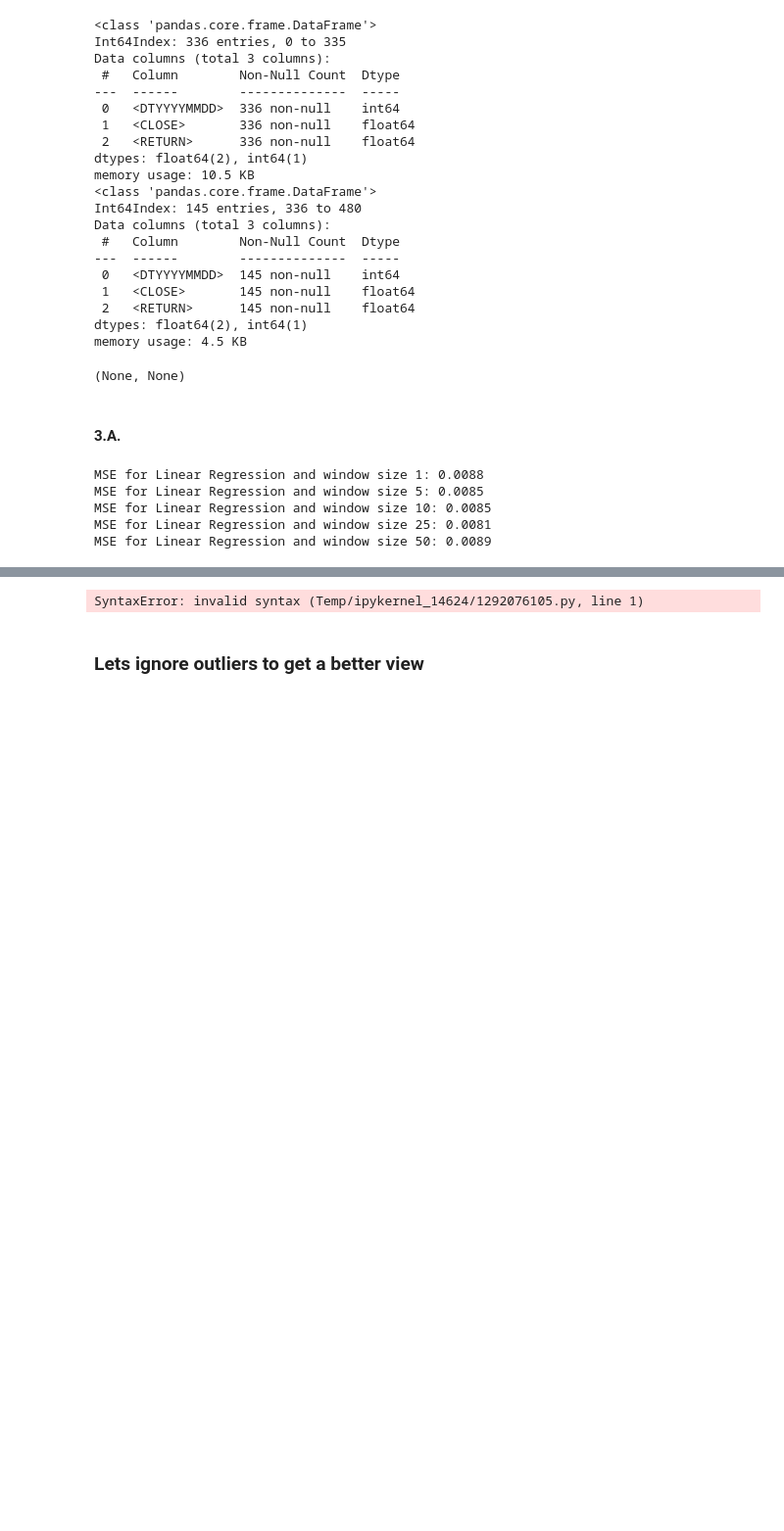
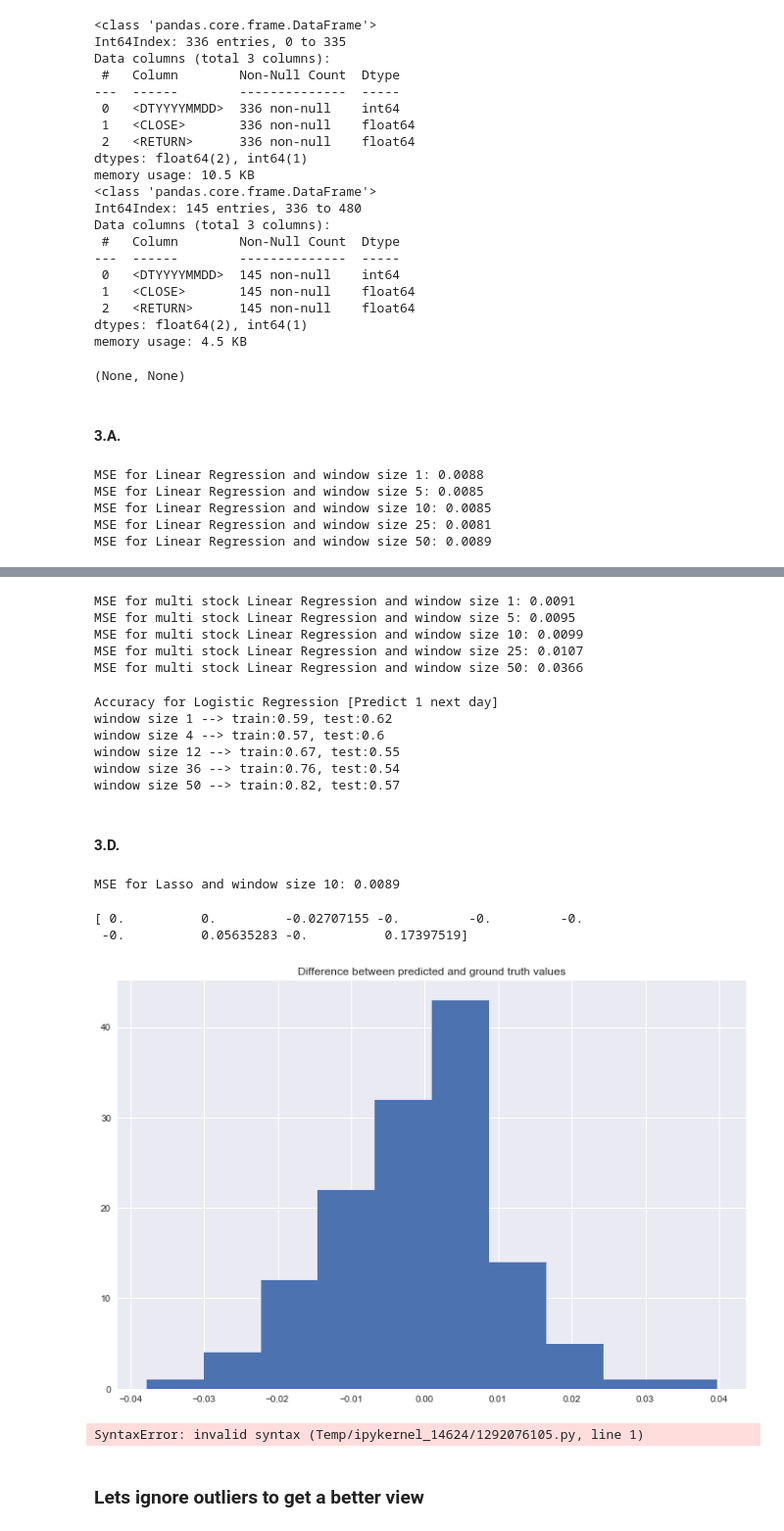
Before and after one commit to nahbos/AUT-Fundamental-Statistical-Learning, a Jupyter notebook: Peoject/Project_Stock.ipynb, the cells around one changed output, grey strips where cells are left out. Shown at 98% size. Drawn from its saved outputs; the diff is of its cells as text; code cells hidden in the pictures; blank space fills up the shorter version.

```diff
--- a/Peoject/Project_Stock.ipynb
+++ b/Peoject/Project_Stock.ipynb
@@ -614,0 +614,21 @@ MSE for Lasso and window size 10 and alpha parameter 1: 0.0095
+# %%
+def multi_stock_predict(model, test, datasets, window, next_pred=1):
+    x_test, y_test = [], []
+    chunks = get_days_group(test, window + next_pred, attr='<RETURN>')
+    for chunk in chunks:
+        x_test.append(list(chunk[:window]))
+        y_test.append(list(chunk)[-1])
+
+    chunks2 = get_days_group(test, window + next_pred)
+    for i, chunk in enumerate(chunks2):
+        for stock in datasets:
+            for ele in chunk[:-1]:
+                temp = stock.loc[stock['<DTYYYYMMDD>'].isin([ele])]['<RETURN>']
+                if len(temp):
+                    x_test[i].extend(temp)
+                else:
+                    x_test[i].append(0)
+
+    predictions = model.predict(x_test)
+    mse = mean_absolute_error(y_test, predictions)
+    return mse, x_test, y_test
@@ -614,0 +637,12 @@ MSE for Lasso and window size 10 and alpha parameter 1: 0.0095
+# %%
+windows = [1, 5, 10, 25, 50]
+for window in windows:
+    model, x_train, y_train = multi_stock_linear_regression(train=train, datasets=datasets[:-1], window=window)
+    mse, x_test, y_test = multi_stock_predict(model, datasets=datasets[:-1], test=test, window=window)
+    print('MSE for multi stock Linear Regression and window size {}: {}'.format(window, round(mse, 4)))
+# %% [output]
+MSE for multi stock Linear Regression and window size 1: 0.0091
+MSE for multi stock Linear Regression and window size 5: 0.0095
+MSE for multi stock Linear Regression and window size 10: 0.0099
+MSE for multi stock Linear Regression and window size 25: 0.0107
+MSE for multi stock Linear Regression and window size 50: 0.0366
@@ -615,3 +667,46 @@ MSE for Lasso and window size 10 and alpha parameter 1: 0.0095
+# %%
+multi_stock_logestic_regression(next_pred=1)
+# %% [output]
+Accuracy for Logistic Regression [Predict 1 next day]
+window size 1 --> train:0.59, test:0.62
+window size 4 --> train:0.57, test:0.6
+window size 12 --> train:0.67, test:0.55
+window size 36 --> train:0.76, test:0.54
+window size 50 --> train:0.82, test:0.57
+# %% [markdown]
+#### 3.D.
+# %%
+def lasso(train, window, next_pred=1, alpha=0.00001):
+    x_train, y_train = [], []
+    chunks = get_days_group(train, window + next_pred, attr='<RETURN>')
+    for chunk in chunks:
+        x_train.append(list(chunk[:window]))
+        y_train.append(list(chunk)[-1])
+
+    model = Lasso(alpha=alpha)
+    model.fit(x_train, y_train)
+    return model, x_train, y_train
+# %%
+window = 10
+model, x_train, y_train = lasso(train, window)
+mse, x_test, y_test = predict(model, test, window)
+print('MSE for Lasso and window size {}: {}'.format(window, round(mse, 4)))
+# %% [output]
+MSE for Lasso and window size 10: 0.0089
+# %%
+print(model.coef_)
+# %% [output]
+[ 0.          0.         -0.02707155 -0.         -0.         -0.
+ -0.          0.05635283 -0.          0.17397519]
+# %%
+with plt.style.context('seaborn'):
+    plt.figure(figsize=(12, 8))
+    predictions = model.predict(x_test)
+    plt.hist(y_test - predictions)
+    plt.title('Difference between predicted and ground truth values')
+    plt.show()
+# %% [output]
+[figure, added]
 # %%
 ---------------------------------------------------------------------------------------------------------------------
 # %% [output]
```
Also changed, not shown: parts of 29 cells of this notebook.
